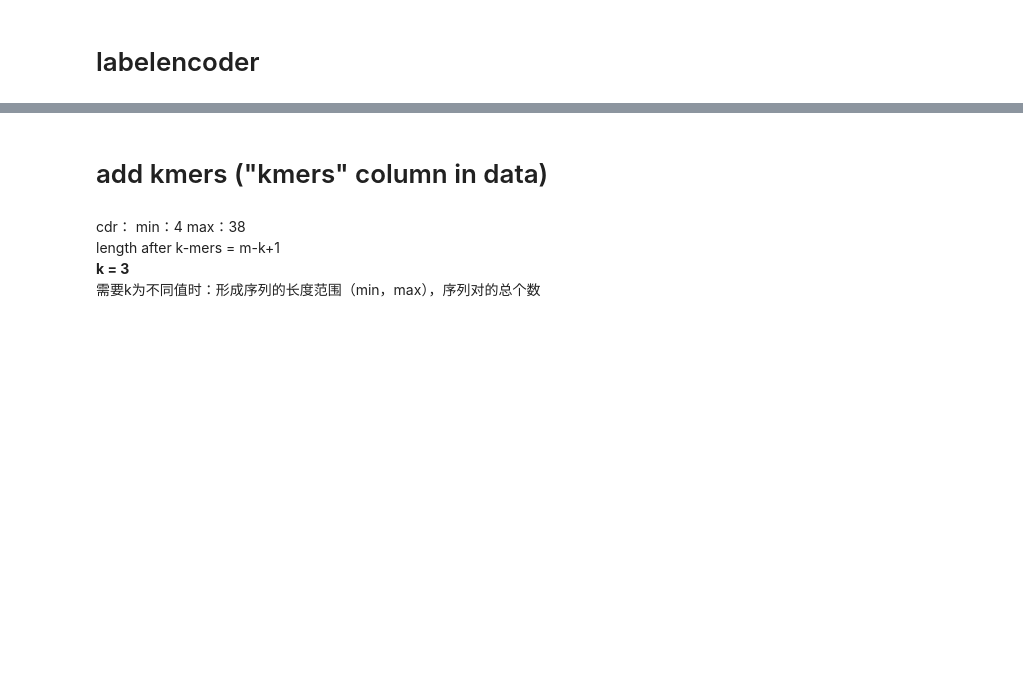
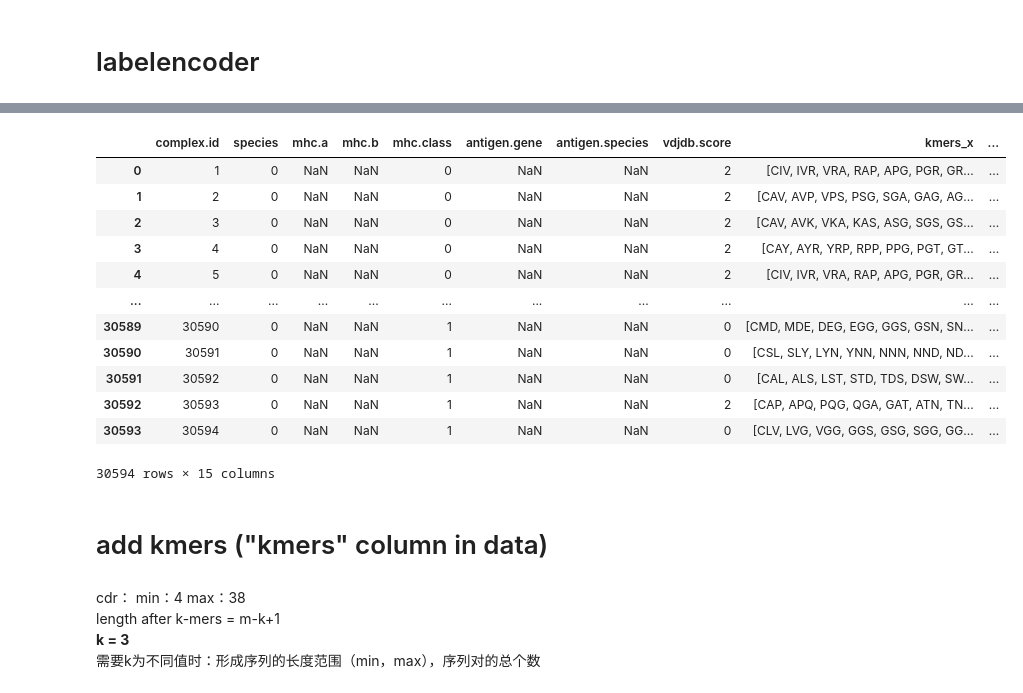
Before and after one commit to UoB-DSMP-2023-24/dsmp-2024-group-12, a Jupyter notebook: data-processing.ipynb, the cells around one changed output, grey strips where cells are left out. Cells and saved outputs as stored; diff of their text form; code cells hidden in the pictures; blank space fills up the shorter version.

Commit message:
add data cleaning

```diff
--- a/data-processing.ipynb
+++ b/data-processing.ipynb
@@ -34,5 +14,5 @@ data=data[['complex.id', 'gene', 'cdr3', 'v.segm', 'j.segm', 'mhc.a', 'mhc.b', '
 # %% [markdown]
 # load seperated data
 # %%
-subdata=pd.read_csv('subvdj.csv')
+data=pd.read_csv('subvdj.csv')
 # %%
@@ -65,0 +50,2 @@ print('mhc a has ',len(subdata['mhc.a'].unique()),'types\n'
+# %%
+data=data.drop_duplicates()
@@ -65,0 +59,2 @@ print('mhc a has ',len(subdata['mhc.a'].unique()),'types\n'
+# %%
+data=data[data['species']==0]
@@ -71,0 +118,18 @@ le = LabelEncoder()
+# %%
+#a chain/ b chain / combined chain
+tra=data[data['gene']==0]
+trb=data[data['gene']==1]
+combined=pd.merge(tra[tra['complex.id']!=0],trb[trb['complex.id']!=0],on=['complex.id','species', 'mhc.a', 'mhc.b', 'mhc.class','antigen.gene', 'antigen.species', 'vdjdb.score'])
+# combining tra and trb
+combined['cdr3']=combined['cdr3_x']+combined['cdr3_y']
+combined['j.segm']=combined['j.segm_x']+combined['j.segm_y']
+combined['v.seg']=combined['v.seg_x']+combined['v.seg_y']
+combined['d.segm']=combined['d.segm_x']+combined['d.segm_y']
+combined['antigen']=combined['antigen.epitope_x']+combined['antigen.epitope_y']
+combined.drop(['gene_x', 'cdr3_x', 'j.segm_x', 'antigen.epitope_x', 'v.seg_x', 'd.segm_x', 'gene_y',
+       'cdr3_y', 'j.segm_y', 'antigen.epitope_y', 'v.seg_y', 'd.segm_y'],axis=1,inplace=True)
+# tra=label(tra)
+# trb=label(trb)
+# combined=label(combined)
+print(combined['j.segm'].value_counts())
+tra['antigen.epitope'].value_counts()
@@ -71,0 +161,16 @@ le = LabelEncoder()
+# %%
+combined
+# %% [output]
+|  | complex.id | species | mhc.a | mhc.b | mhc.class | antigen.gene | antigen.species | vdjdb.score | kmers_x | ... |
+| 0 | 1 | 0 | NaN | NaN | 0 | NaN | NaN | 2 | [CIV, IVR, VRA, RAP, APG, PGR, GR... | ... |
+| 1 | 2 | 0 | NaN | NaN | 0 | NaN | NaN | 2 | [CAV, AVP, VPS, PSG, SGA, GAG, AG... | ... |
+| 2 | 3 | 0 | NaN | NaN | 0 | NaN | NaN | 2 | [CAV, AVK, VKA, KAS, ASG, SGS, GS... | ... |
+| 3 | 4 | 0 | NaN | NaN | 0 | NaN | NaN | 2 | [CAY, AYR, YRP, RPP, PPG, PGT, GT... | ... |
+| 4 | 5 | 0 | NaN | NaN | 0 | NaN | NaN | 2 | [CIV, IVR, VRA, RAP, APG, PGR, GR... | ... |
+| ... | ... | ... | ... | ... | ... | ... | ... | ... | ... | ... |
+| 30589 | 30590 | 0 | NaN | NaN | 1 | NaN | NaN | 0 | [CMD, MDE, DEG, EGG, GGS, GSN, SN... | ... |
+| 30590 | 30591 | 0 | NaN | NaN | 1 | NaN | NaN | 0 | [CSL, SLY, LYN, YNN, NNN, NND, ND... | ... |
+| 30591 | 30592 | 0 | NaN | NaN | 1 | NaN | NaN | 0 | [CAL, ALS, LST, STD, TDS, DSW, SW... | ... |
+| 30592 | 30593 | 0 | NaN | NaN | 1 | NaN | NaN | 2 | [CAP, APQ, PQG, QGA, GAT, ATN, TN... | ... |
+| 30593 | 30594 | 0 | NaN | NaN | 1 | NaN | NaN | 0 | [CLV, LVG, VGG, GGS, GSG, SGG, GG... | ... |
+30594 rows × 15 columns
```
Also changed, not shown: parts of 41 cells of this notebook.
